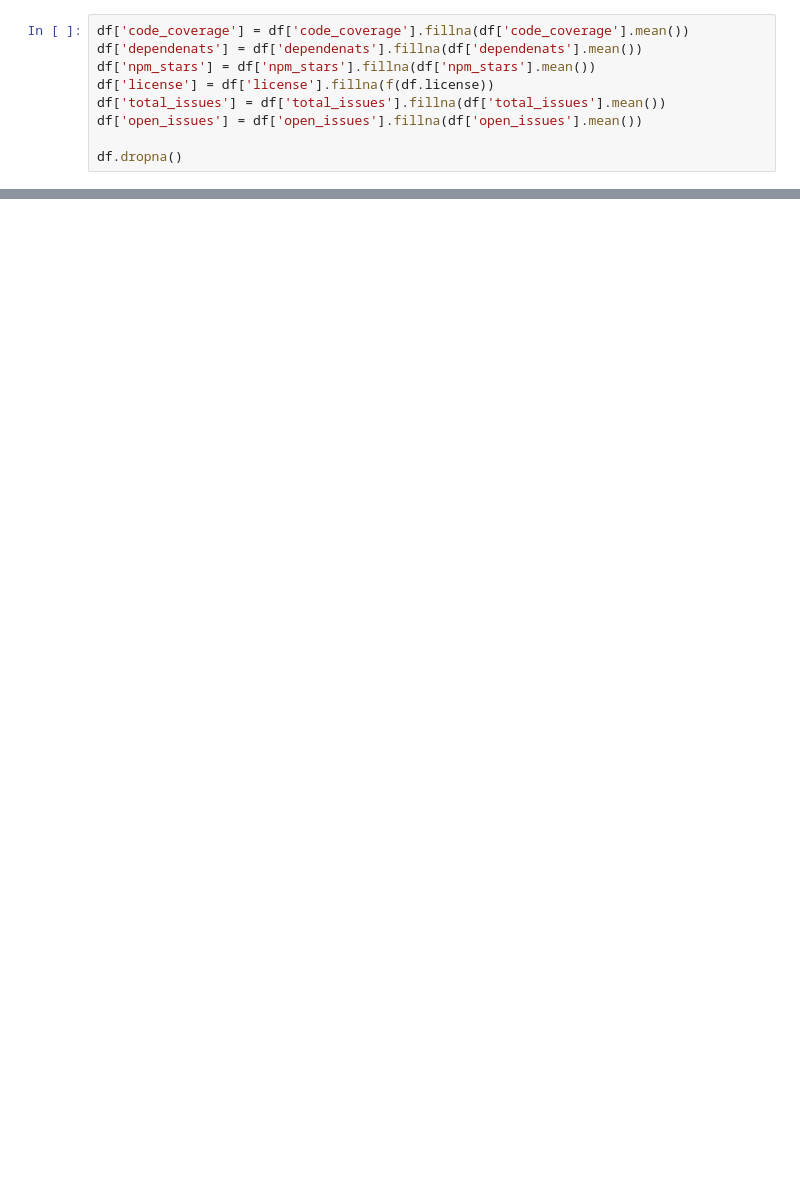
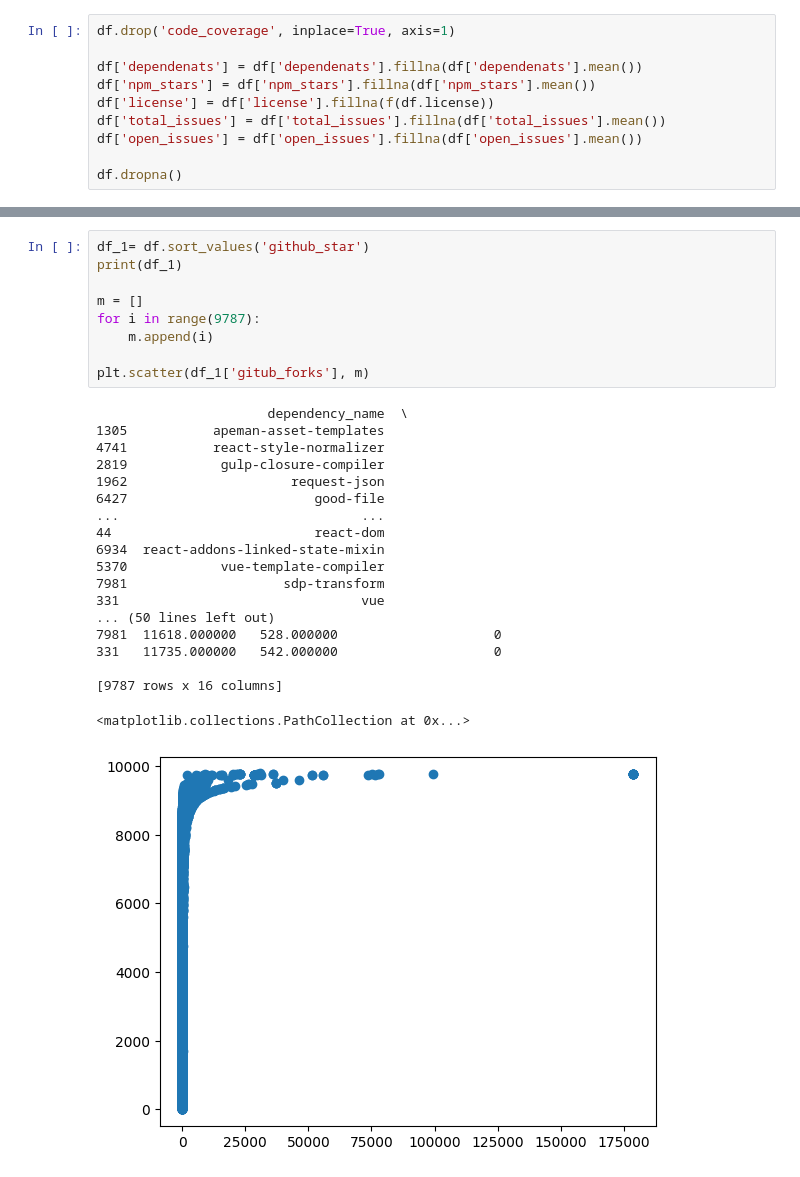
Before and after one commit to malinatrash/Data-Analytics, a Jupyter notebook: Lab1/task.ipynb, the cells around one changed output, grey strips where cells are left out. Cells and saved outputs as stored; diff of their text form; blank space fills up the shorter version.

```diff
--- a/Lab1/task.ipynb
+++ b/Lab1/task.ipynb
@@ -55,5 +112,6 @@ Error:
 # %%
-df['code_coverage'] = df['code_coverage'].fillna(df['code_coverage'].mean())
+df.drop('code_coverage', inplace=True, axis=1)
+
 df['dependenats'] = df['dependenats'].fillna(df['dependenats'].mean())
 df['npm_stars'] = df['npm_stars'].fillna(df['npm_stars'].mean())
 df['license'] = df['license'].fillna(f(df.license))
@@ -92,0 +156,29 @@ Error:
+# %%
+df_1= df.sort_values('github_star')
+print(df_1)
+
+m = []
+for i in range(9787):
+    m.append(i)
+
+plt.scatter(df_1['gitub_forks'], m)
+# %% [output]
+                      dependency_name  \
+1305           apeman-asset-templates
+4741           react-style-normalizer
+2819            gulp-closure-compiler
+1962                     request-json
+6427                        good-file
+...                               ...
+44                          react-dom
+6934  react-addons-linked-state-mixin
+5370            vue-template-compiler
+7981                    sdp-transform
+331                               vue
+... (50 lines left out)
+7981  11618.000000   528.000000                    0
+331   11735.000000   542.000000                    0
+
+[9787 rows x 16 columns]
+<matplotlib.collections.PathCollection at 0x...>
+[figure, added]
```
Also changed, not shown: parts of 13 cells of this notebook.
